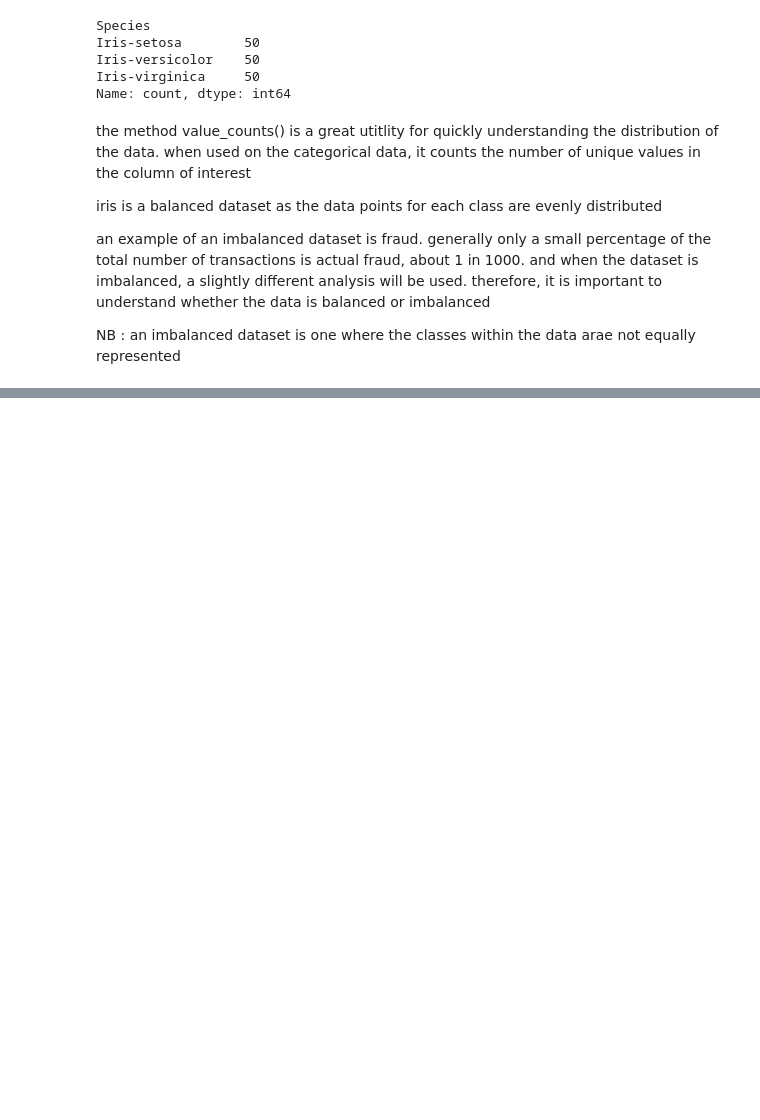
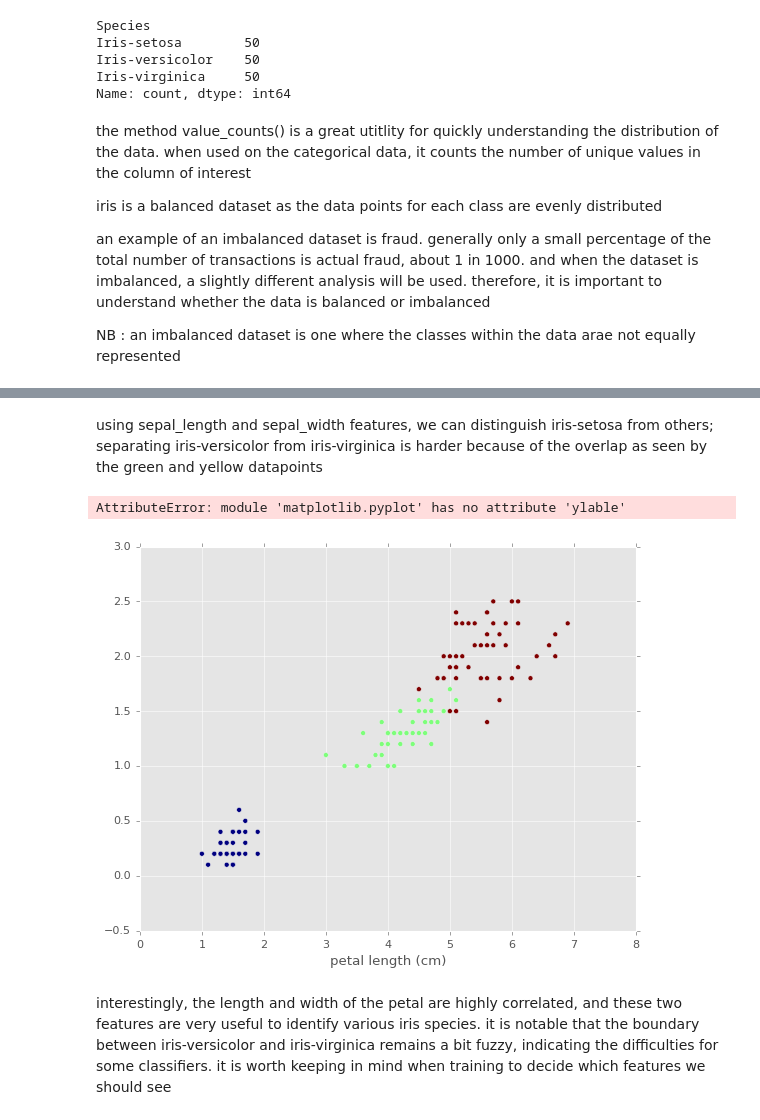
Before and after one commit to kassidy10/Developer, a Jupyter notebook: sololearn/DataScience.ipynb, the cells around one changed output, grey strips where cells are left out. Saved outputs shown, nothing was run; the diff lists cells and outputs as text; code cells hidden in the pictures; blank space fills up the shorter version.

```diff
--- a/sololearn/DataScience.ipynb
+++ b/sololearn/DataScience.ipynb
@@ -960,0 +1005,17 @@ NB : an imbalanced dataset is one where the classes within the data arae not equ
+# %% [markdown]
+using sepal_length and sepal_width features, we can distinguish iris-setosa from others; separating iris-versicolor from iris-virginica is harder because of the overlap as seen by the green and yellow datapoints
+# %%
+scatter =  plt.scatter(iris['PetalLengthCm'],
+                       iris['PetalWidthCm'], c = colors)
+plt.xlabel('petal length (cm)')
+plt.ylable('petal width (cm)')
+
+# add legend
+plt.legend(handles = scatter.legend_elements()[0],
+           labels = inv_name_dict.keys())
+plt.show()
+# %% [output]
+AttributeError: module 'matplotlib.pyplot' has no attribute 'ylable'
+[figure, added]
+# %% [markdown]
+interestingly, the length and width of the petal are highly correlated, and these two features are very useful to identify various iris species. it is notable that the boundary between iris-versicolor and iris-virginica remains a bit fuzzy, indicating the difficulties for some classifiers. it is worth keeping in mind when training to decide which features we should see
```
Also changed, not shown: parts of 20 cells of this notebook.
